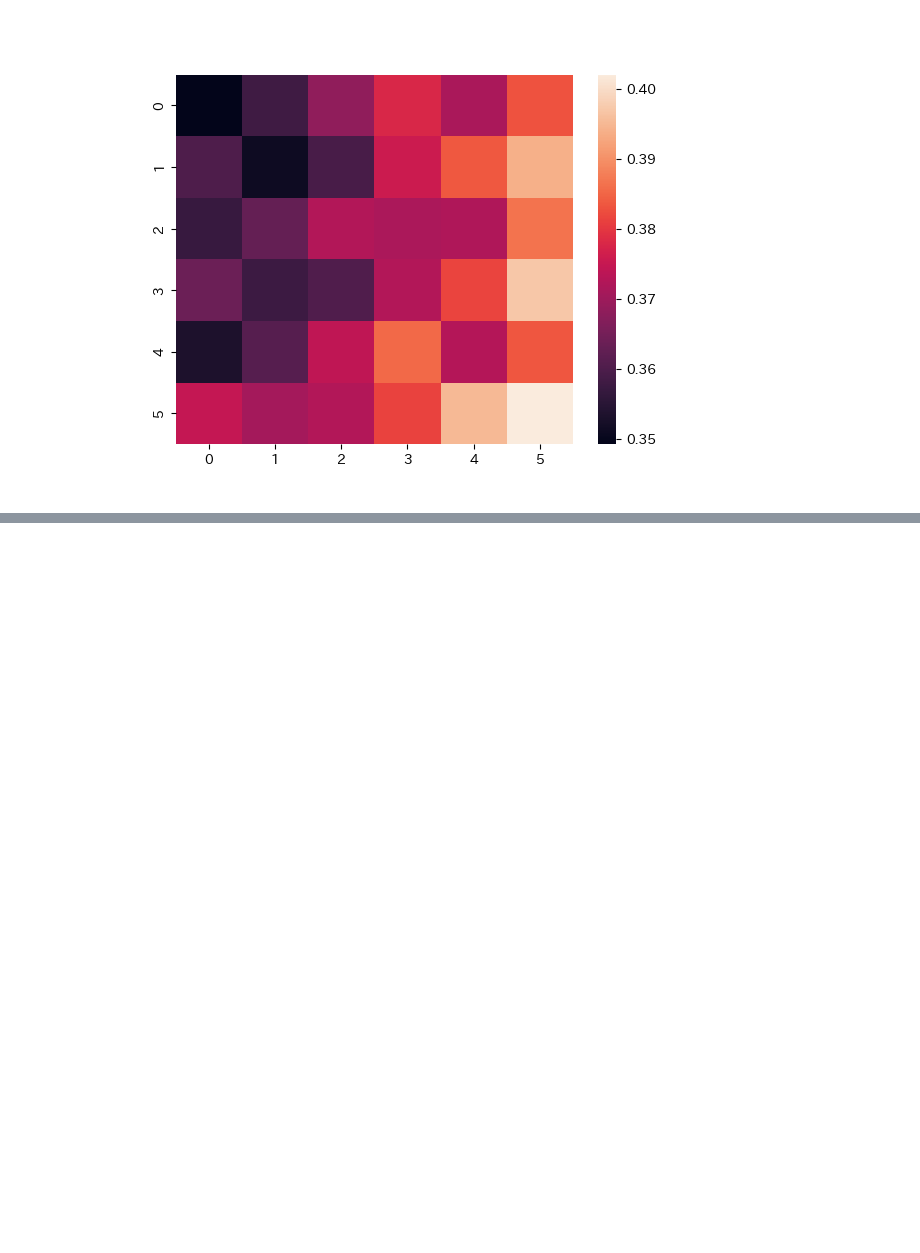
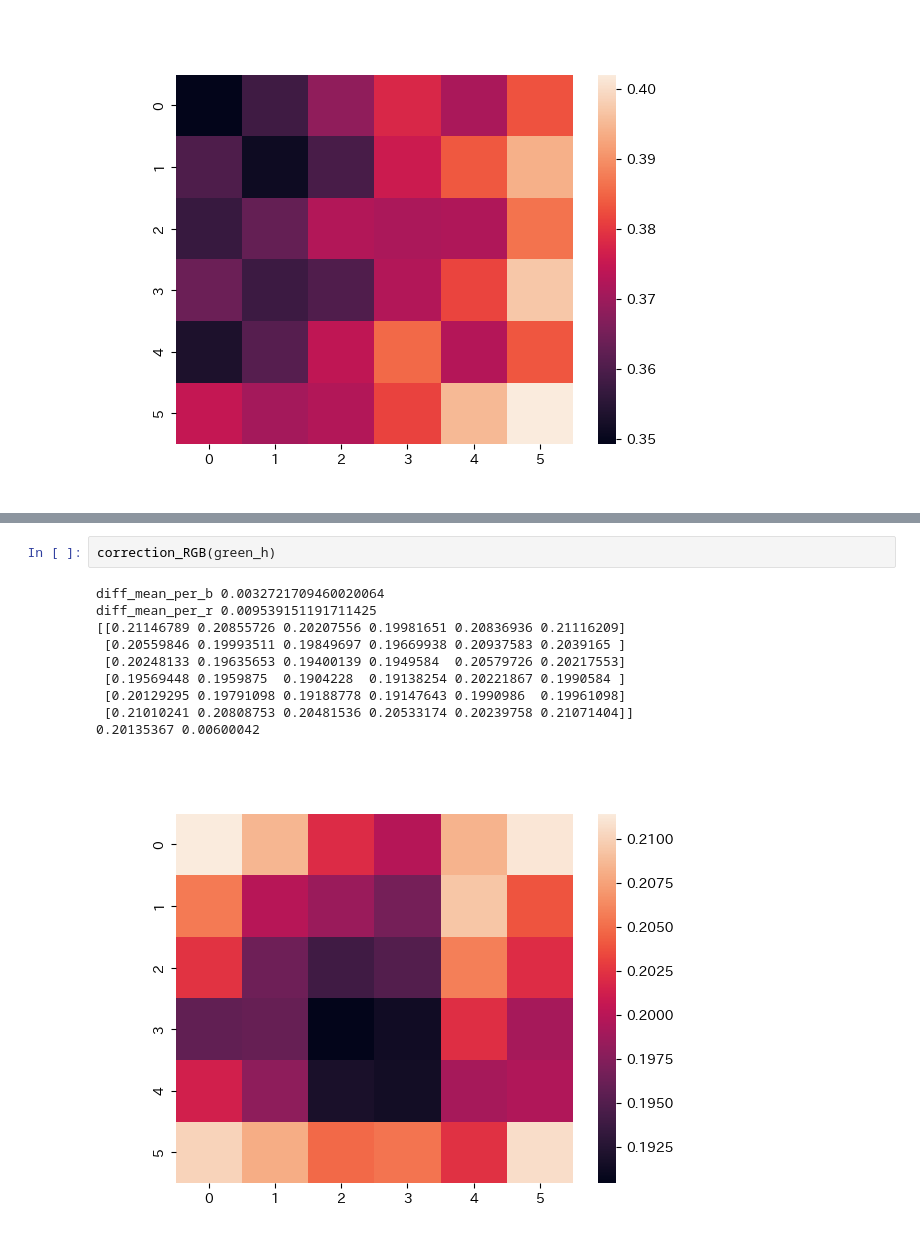
Before and after one commit to atuya0726/display_authentication, a Jupyter notebook: workspace/implement/green_200_compare.ipynb, the cells around one changed output, grey strips where cells are left out. Saved outputs shown, nothing was run; the diff lists cells and outputs as text; blank space fills up the shorter version.

```diff
--- a/workspace/implement/green_200_compare.ipynb
+++ b/workspace/implement/green_200_compare.ipynb
@@ -264,0 +291,13 @@ sns.heatmap(temp)
+# %%
+correction_RGB(green_h)
+# %% [output]
+diff_mean_per_b 0.0032721709460020064
+diff_mean_per_r 0.009539151191711425
+[[0.21146789 0.20855726 0.20207556 0.19981651 0.20836936 0.21116209]
+ [0.20559846 0.19993511 0.19849697 0.19669938 0.20937583 0.2039165 ]
+ [0.20248133 0.19635653 0.19400139 0.1949584  0.20579726 0.20217553]
+ [0.19569448 0.1959875  0.1904228  0.19138254 0.20221867 0.1990584 ]
+ [0.20129295 0.19791098 0.19188778 0.19147643 0.1990986  0.19961098]
+ [0.21010241 0.20808753 0.20481536 0.20533174 0.20239758 0.21071404]]
+0.20135367 0.00600042
+[figure, added]
```
Also changed, not shown: parts of 4 cells of this notebook, 14 other files.
